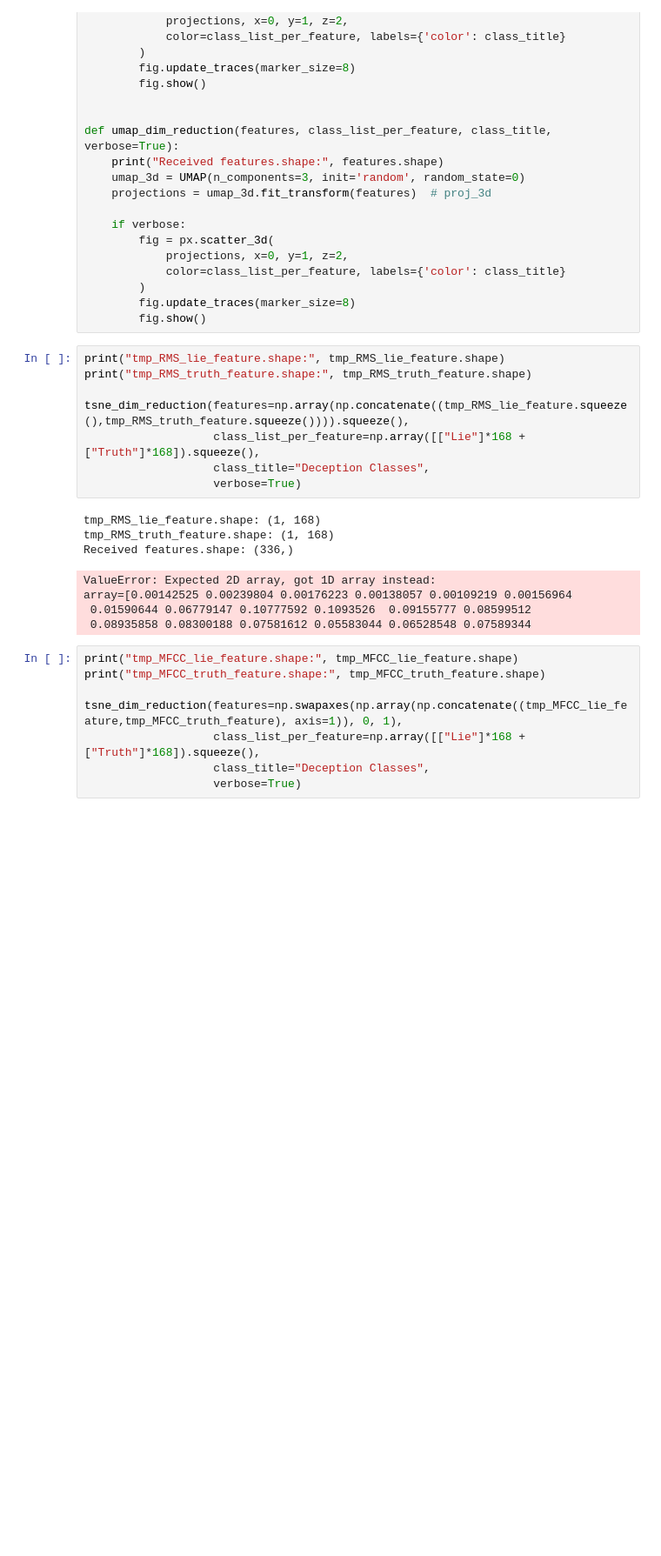
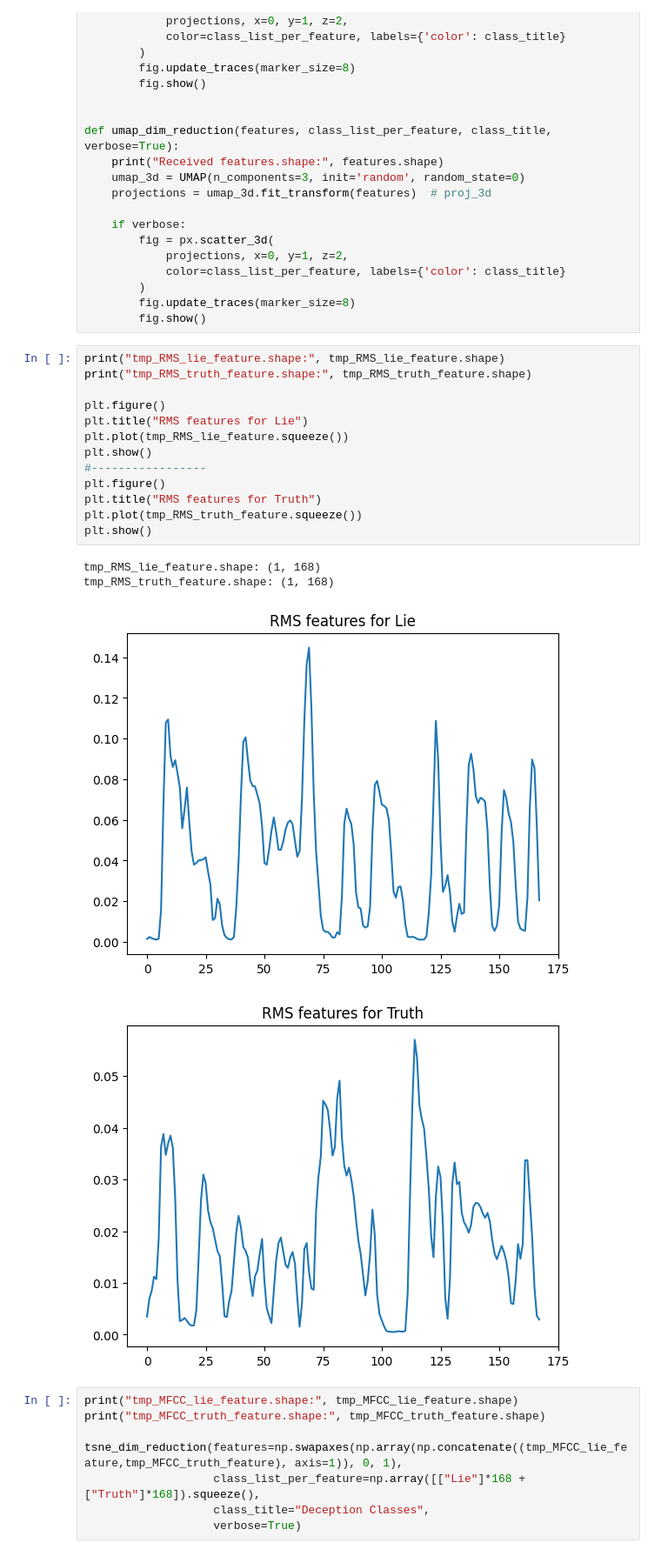
Before and after one commit to LevanSulimanov/DeceptionDetection_CAUT, a Jupyter notebook: Phase_2/2_Data_Collection_and_Processing/Audio_Processing/audio_processing_dev.ipynb, the cells around one changed output. Shown at 87% size. Cells and saved outputs as stored; diff of their text form; blank space fills up the shorter version.

```diff
--- a/Phase_2/2_Data_Collection_and_Processing/Audio_Processing/audio_processing_dev.ipynb
+++ b/Phase_2/2_Data_Collection_and_Processing/Audio_Processing/audio_processing_dev.ipynb
@@ -210,22 +213,24 @@ def umap_dim_reduction(features, class_list_per_feature, class_title, verbose=Tr
         )
         fig.update_traces(marker_size=8)
         fig.show()
-# %%
-print("tmp_RMS_lie_feature.shape:", tmp_RMS_lie_feature.shape)
-print("tmp_RMS_truth_feature.shape:", tmp_RMS_truth_feature.shape)
-
-tsne_dim_reduction(features=np.array(np.concatenate((tmp_RMS_lie_feature.squeeze(),tmp_RMS_truth_feature.squeeze()))).squeeze(),
-                   class_list_per_feature=np.array([["Lie"]*168 + ["Truth"]*168]).squeeze(),
-                   class_title="Deception Classes",
-                   verbose=True)
-# %% [output]
-tmp_RMS_lie_feature.shape: (1, 168)
-tmp_RMS_truth_feature.shape: (1, 168)
-Received features.shape: (336,)
-ValueError: Expected 2D array, got 1D array instead:
-array=[0.00142525 0.00239804 0.00176223 0.00138057 0.00109219 0.00156964
- 0.01590644 0.06779147 0.10777592 0.1093526  0.09155777 0.08599512
- 0.08935858 0.08300188 0.07581612 0.05583044 0.06528548 0.07589344
+# %%
+print("tmp_RMS_lie_feature.shape:", tmp_RMS_lie_feature.shape)
+print("tmp_RMS_truth_feature.shape:", tmp_RMS_truth_feature.shape)
+
+plt.figure()
+plt.title("RMS features for Lie")
+plt.plot(tmp_RMS_lie_feature.squeeze())
+plt.show()
+#-----------------
+plt.figure()
+plt.title("RMS features for Truth")
+plt.plot(tmp_RMS_truth_feature.squeeze())
+plt.show()
+# %% [output]
+tmp_RMS_lie_feature.shape: (1, 168)
+tmp_RMS_truth_feature.shape: (1, 168)
+[figure, added]
+[figure, added]
 # %%
 print("tmp_MFCC_lie_feature.shape:", tmp_MFCC_lie_feature.shape)
 print("tmp_MFCC_truth_feature.shape:", tmp_MFCC_truth_feature.shape)
```
Also changed, not shown: parts of 10 cells of this notebook.
